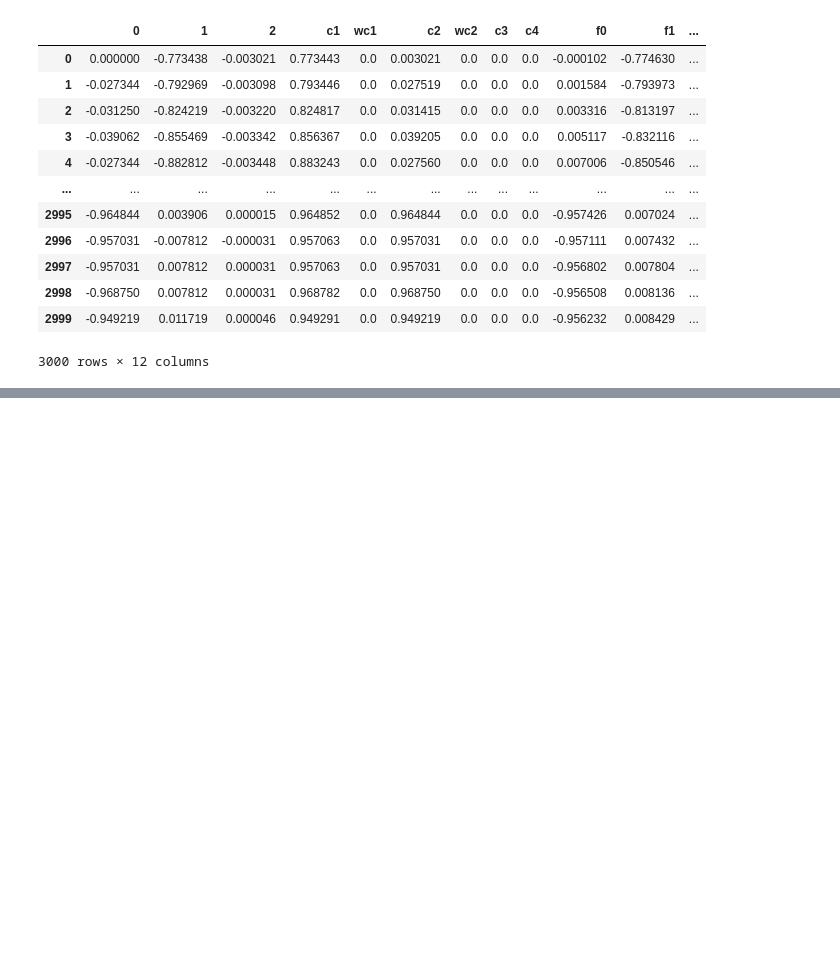
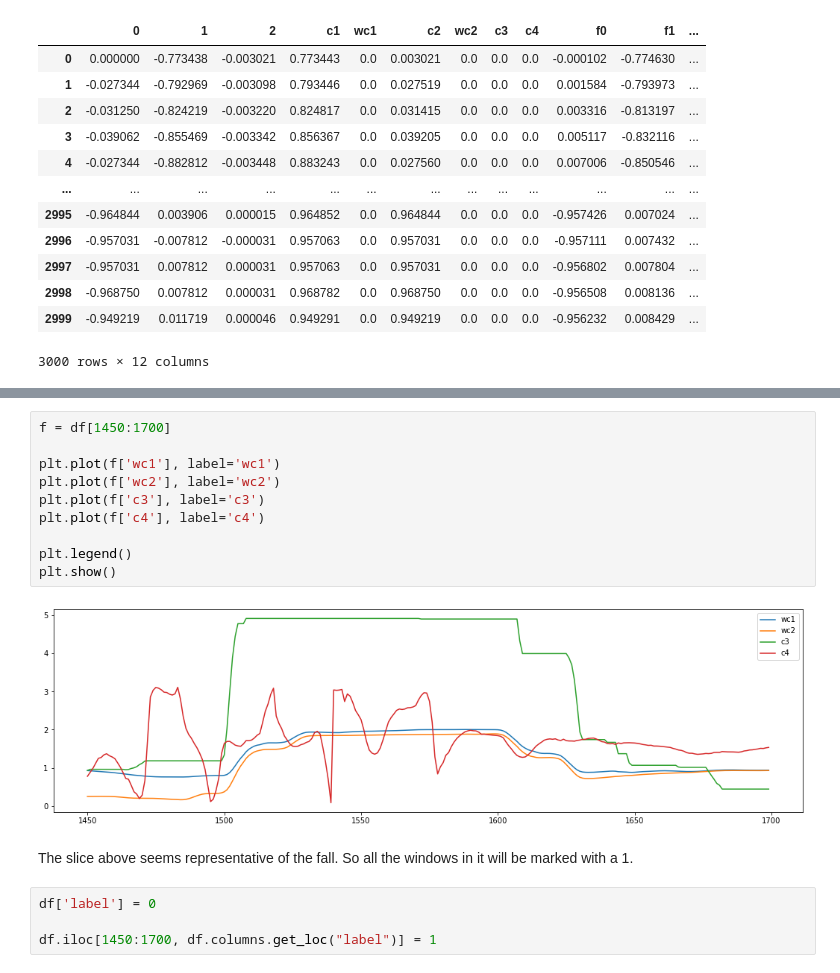
Before and after one commit to MaxFrax/FederatedLearningOutlierDetection, a Jupyter notebook: jupyter/SisFallExperiments.ipynb, the cells around one changed output, grey strips where cells are left out. Cells and saved outputs as stored; diff of their text form; blank space fills up the shorter version.

```diff
--- a/jupyter/SisFallExperiments.ipynb
+++ b/jupyter/SisFallExperiments.ipynb
@@ -365,0 +392,18 @@ df
+# %%
+f = df[1450:1700]
+
+plt.plot(f['wc1'], label='wc1')
+plt.plot(f['wc2'], label='wc2')
+plt.plot(f['c3'], label='c3')
+plt.plot(f['c4'], label='c4')
+
+plt.legend()
+plt.show()
+# %% [output]
+[figure, added]
+# %% [markdown]
+The slice above seems representative of the fall. So all the windows in it will be marked with a 1.
+# %%
+df['label'] = 0
+
+df.iloc[1450:1700, df.columns.get_loc("label")] = 1
```
Also changed, not shown: parts of 10 cells of this notebook.
